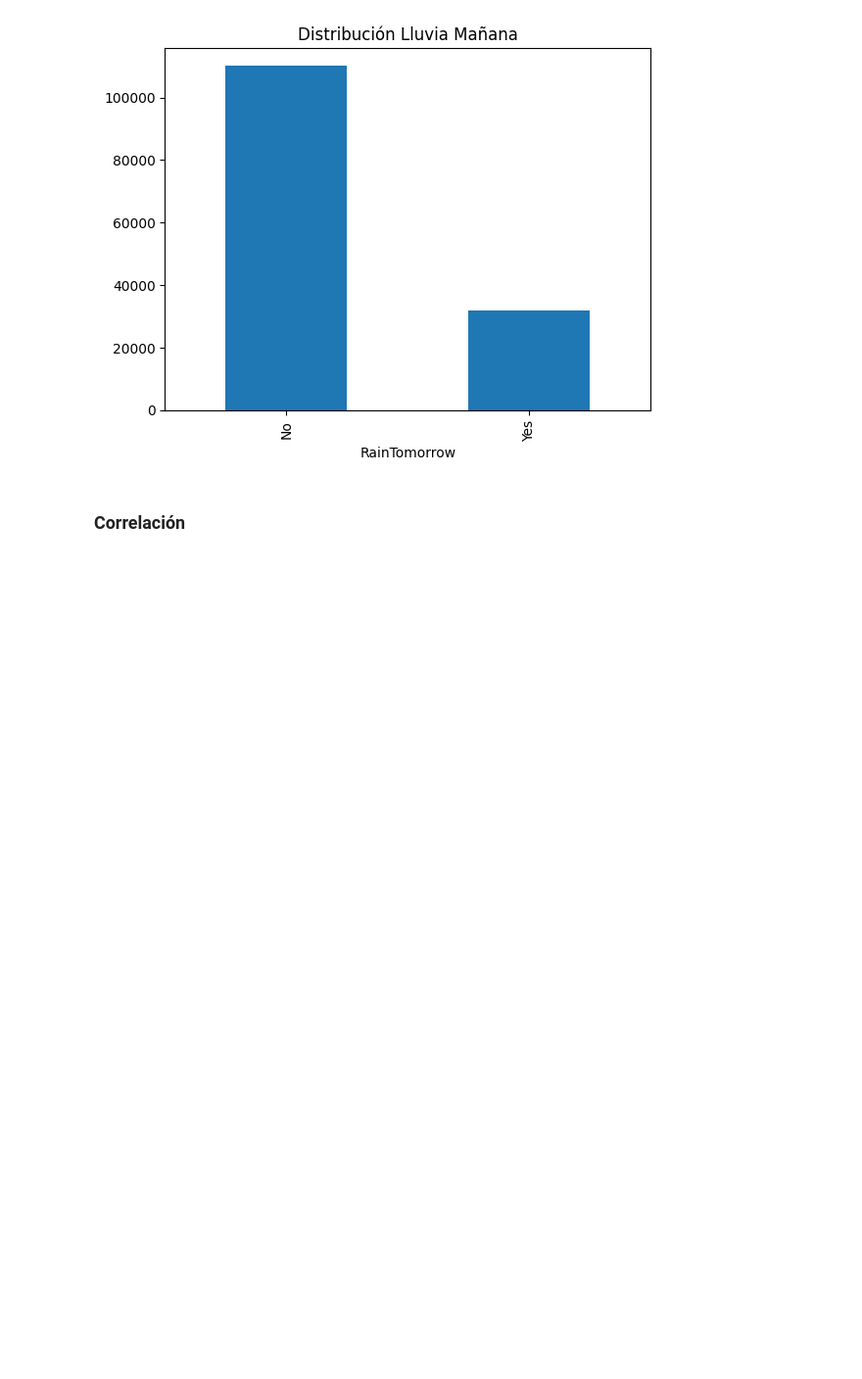
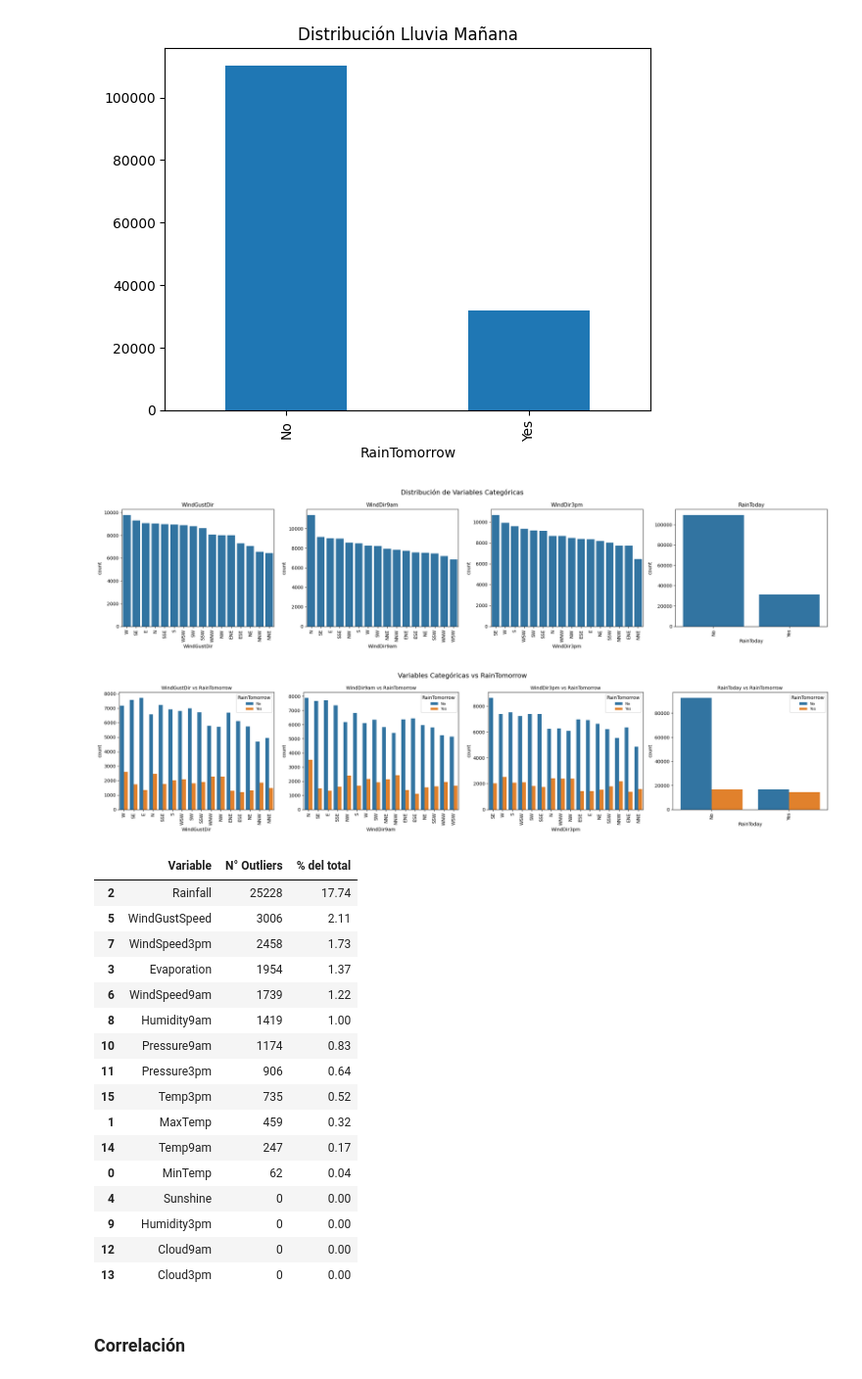
Before and after one commit to Eduloco420/InformeMineriaDeDatos, a Jupyter notebook: informe.ipynb, the cells around one changed output. Shown at 98% size. Cells and saved outputs as stored; diff of their text form; code cells hidden in the pictures; blank space fills up the shorter version.

```diff
--- a/informe.ipynb
+++ b/informe.ipynb
@@ -144,6 +282,67 @@ plt.title("Distribución Lluvia Mañana")
 plt.show()
 # %% [output]
 [figure]
+# %%
+# ── Distribución de variables categóricas ─────────────────────────
+fig, axes = plt.subplots(1, len(variables_categoricas), figsize=(22, 5))
+
+for i, col in enumerate(variables_categoricas):
+    order = df[col].value_counts().index[:20]
+    sns.countplot(x=col, data=df, ax=axes[i], order=order)
+    axes[i].set_title(col, fontsize=11)
+    axes[i].tick_params(axis='x', rotation=90)
+
+plt.suptitle('Distribución de Variables Categóricas', fontsize=14)
+plt.tight_layout()
+plt.show()
+
+# ── Variables categóricas vs RainTomorrow ─────────────────────────
+fig, axes = plt.subplots(1, len(variables_categoricas), figsize=(22, 5))
+
+for i, col in enumerate(variables_categoricas):
+    order = df[col].value_counts().index[:20]
+    sns.countplot(x=col, hue=variable_objetivo, data=df, ax=axes[i], order=order)
+    axes[i].set_title(f'{col} vs {variable_objetivo}', fontsize=10)
+    axes[i].tick_params(axis='x', rotation=90)
+    axes[i].legend(title=variable_objetivo, loc='upper right', fontsize=8)
+
+plt.suptitle('Variables Categóricas vs RainTomorrow', fontsize=14)
+plt.tight_layout()
+plt.show()
+
+# ── IQR: conteo de outliers por variable numérica ─────────────────
+resultados_iqr = []
+for col in variables_numericas:
+    Q1 = df[col].quantile(0.25)
+    Q3 = df[col].quantile(0.75)
+    IQR_val = Q3 - Q1
+    lim_inf = Q1 - 1.5 * IQR_val
+    lim_sup = Q3 + 1.5 * IQR_val
+    n_out = int(((df[col] < lim_inf) | (df[col] > lim_sup)).sum())
+    resultados_iqr.append([col, n_out, round(n_out / len(df) * 100, 2)])
+
+df_iqr = pd.DataFrame(resultados_iqr, columns=['Variable', 'N° Outliers', '% del total'])
+df_iqr.sort_values('% del total', ascending=False)
+# %% [output]
+[figure, added]
+[figure, added]
+|  | Variable | N° Outliers | % del total |
+| 2 | Rainfall | 25228 | 17.74 |
+| 5 | WindGustSpeed | 3006 | 2.11 |
+| 7 | WindSpeed3pm | 2458 | 1.73 |
+| 3 | Evaporation | 1954 | 1.37 |
+| 6 | WindSpeed9am | 1739 | 1.22 |
+| 8 | Humidity9am | 1419 | 1.00 |
+| 10 | Pressure9am | 1174 | 0.83 |
+| 11 | Pressure3pm | 906 | 0.64 |
+| 15 | Temp3pm | 735 | 0.52 |
+| 1 | MaxTemp | 459 | 0.32 |
+| 14 | Temp9am | 247 | 0.17 |
+| 0 | MinTemp | 62 | 0.04 |
+| 4 | Sunshine | 0 | 0.00 |
+| 9 | Humidity3pm | 0 | 0.00 |
+| 12 | Cloud9am | 0 | 0.00 |
+| 13 | Cloud3pm | 0 | 0.00 |
 # %% [markdown]
 ### Correlación
 # %%
```
Also changed, not shown: parts of 19 cells of this notebook.
